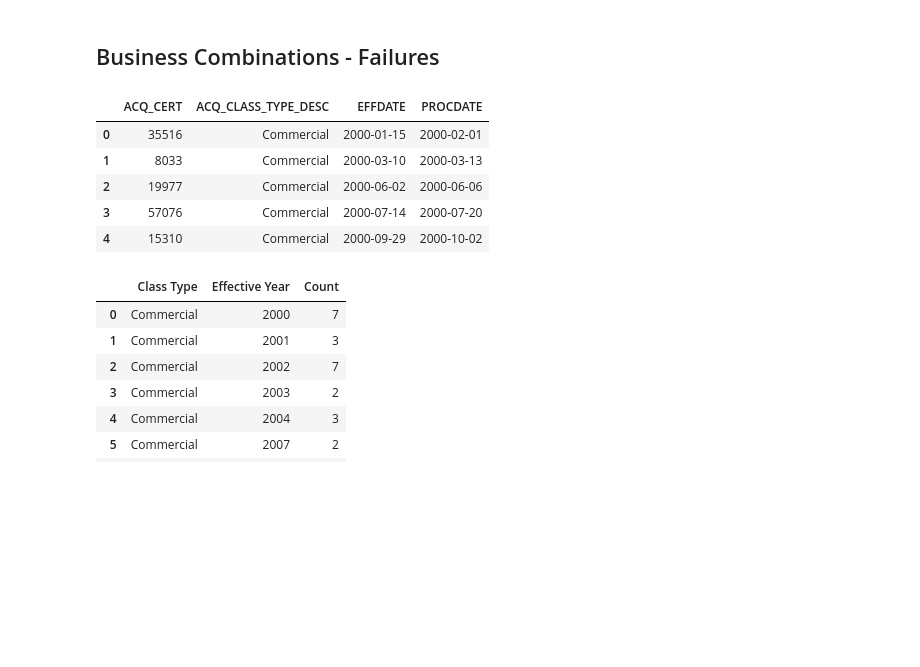
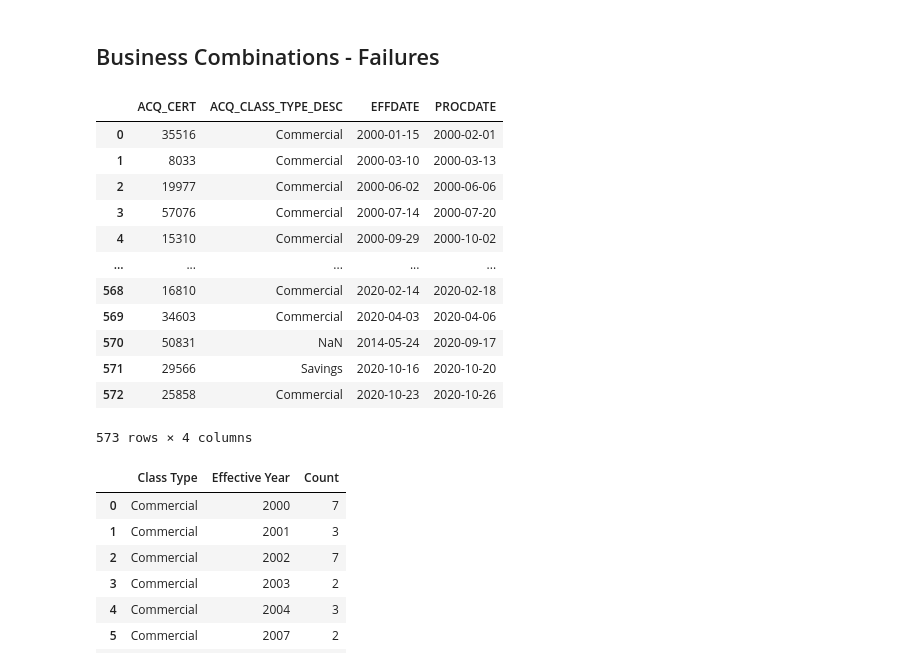
Before and after one commit to allaccountstaken/fdic_banks_eda, a Jupyter notebook: notebooks/bank_events_by_year/bank_events_by_year.ipynb, the cells around one changed output. Drawn from its saved outputs; the diff is of its cells as text; code cells hidden in the pictures; blank space fills up the shorter version.

```diff
--- a/notebooks/bank_events_by_year/bank_events_by_year.ipynb
+++ b/notebooks/bank_events_by_year/bank_events_by_year.ipynb
@@ -300,18 +429,39 @@ fig.show()
 # %%
 failures = pd.read_csv('../../data/Business_Combinations_-_Failures_10_21_2021.csv')
 
 failures_clean = failures[['ACQ_CERT', 'ACQ_CLASS_TYPE_DESC', 'EFFDATE', 'PROCDATE']]
 failures_clean['EFFDATE'] = pd.to_datetime(failures_clean['EFFDATE'])
 failures_clean['PROCDATE'] = pd.to_datetime(failures_clean['PROCDATE'])
 
-failures_clean.head()
+# n = 6
+# failures.loc[(failures['ACQ_CLASS_TYPE_DESC'] == 'Savings') &
+#                  (pd.DatetimeIndex(failures['EFFDATE']).year == 2009),
+#                 failures.columns[n*10:(n+1)*10]
+#                 ].reset_index(drop=True)
+
+
+failures_clean
+
+# FILTER -> 43
+# FAILED_OTS_TO_OTS_FLAG -> 0         |  43  |  487
+# FRM_CLASS_TYPE -> C                 |  43  |  426
+# FRM_CLASS_TYPE_DESC -> Commercial   |  43  |  426
+# OUT_CLASS_TYPE -> C                 |  43  |  426
+# OUT_CLASS_TYPE_DESC -> Commercial   |  43  |  426
 # %% [output]
 |  | ACQ_CERT | ACQ_CLASS_TYPE_DESC | EFFDATE | PROCDATE |
 | 0 | 35516 | Commercial | 2000-01-15 | 2000-02-01 |
 | 1 | 8033 | Commercial | 2000-03-10 | 2000-03-13 |
 | 2 | 19977 | Commercial | 2000-06-02 | 2000-06-06 |
 | 3 | 57076 | Commercial | 2000-07-14 | 2000-07-20 |
 | 4 | 15310 | Commercial | 2000-09-29 | 2000-10-02 |
+| ... | ... | ... | ... | ... |
+| 568 | 16810 | Commercial | 2020-02-14 | 2020-02-18 |
+| 569 | 34603 | Commercial | 2020-04-03 | 2020-04-06 |
+| 570 | 50831 | NaN | 2014-05-24 | 2020-09-17 |
+| 571 | 29566 | Savings | 2020-10-16 | 2020-10-20 |
+| 572 | 25858 | Commercial | 2020-10-23 | 2020-10-26 |
+573 rows × 4 columns
 # %%
 comb_failures_by_year = failures_clean.groupby(['ACQ_CLASS_TYPE_DESC', pd.DatetimeIndex(failures_clean['EFFDATE']).year]).count()['ACQ_CERT'].reset_index()
 comb_failures_by_year.columns = ['Class Type', 'Effective Year', 'Count']
```
Also changed, not shown: parts of 15 cells of this notebook.
